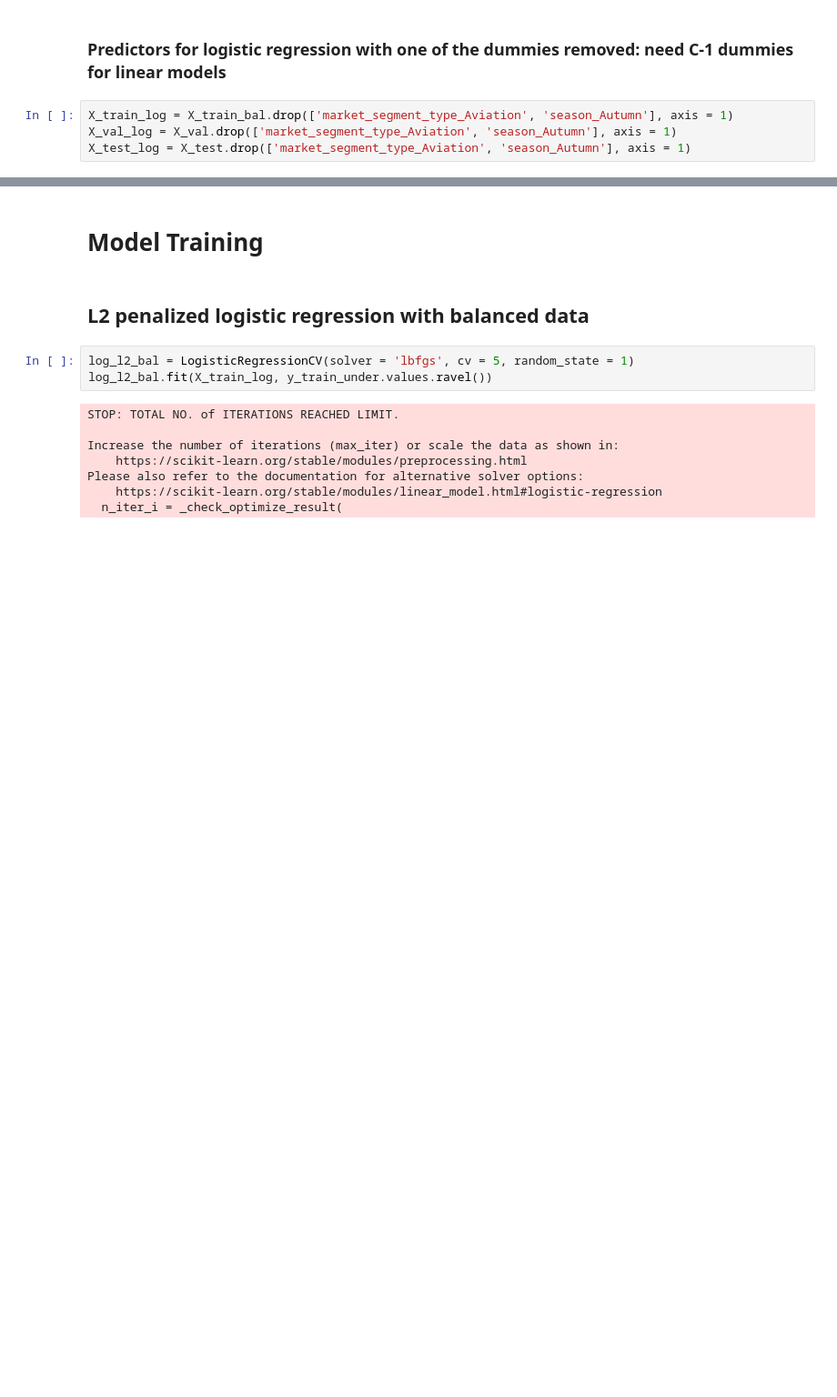
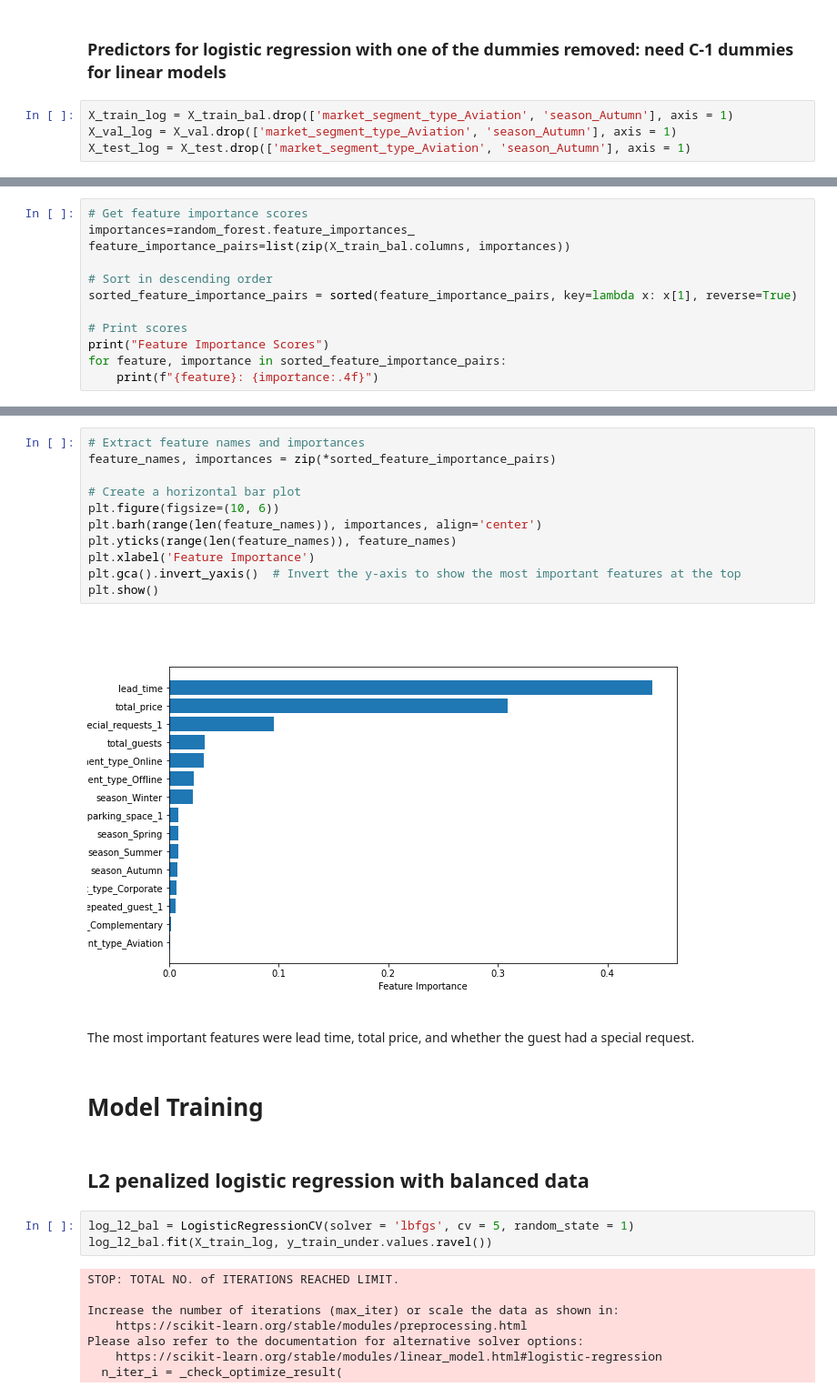
Before and after one commit to vivianndo/ads505, a Jupyter notebook: eda_merged_100323_Halee.ipynb, the cells around one changed output, grey strips where cells are left out. Shown: that part at 91% size. Drawn from its saved outputs; the diff is of its cells as text; blank space fills up the shorter version.

Commit message:
feature importance using random forest

```diff
--- a/eda_merged_100323_Halee.ipynb
+++ b/eda_merged_100323_Halee.ipynb
@@ -977,0 +978,12 @@ X_test_log = X_test.drop(['market_segment_type_Aviation', 'season_Autumn'], axis
+# %%
+# Get feature importance scores
+importances=random_forest.feature_importances_
+feature_importance_pairs=list(zip(X_train_bal.columns, importances))
+
+# Sort in descending order
+sorted_feature_importance_pairs = sorted(feature_importance_pairs, key=lambda x: x[1], reverse=True)
+
+# Print scores
+print("Feature Importance Scores")
+for feature, importance in sorted_feature_importance_pairs:
+    print(f"{feature}: {importance:.4f}")
@@ -978,3 +1007,18 @@ X_test_log = X_test.drop(['market_segment_type_Aviation', 'season_Autumn'], axis
+# %%
+# Extract feature names and importances
+feature_names, importances = zip(*sorted_feature_importance_pairs)
+
+# Create a horizontal bar plot
+plt.figure(figsize=(10, 6))
+plt.barh(range(len(feature_names)), importances, align='center')
+plt.yticks(range(len(feature_names)), feature_names)
+plt.xlabel('Feature Importance')
+plt.gca().invert_yaxis()  # Invert the y-axis to show the most important features at the top
+plt.show()
+# %% [output]
+[figure, added]
+# %% [markdown]
+The most important features were lead time, total price, and whether the guest had a special request.
 # %% [markdown]
 # Model Training
 # %% [markdown]
```
Also changed, not shown: parts of 4 cells of this notebook.
